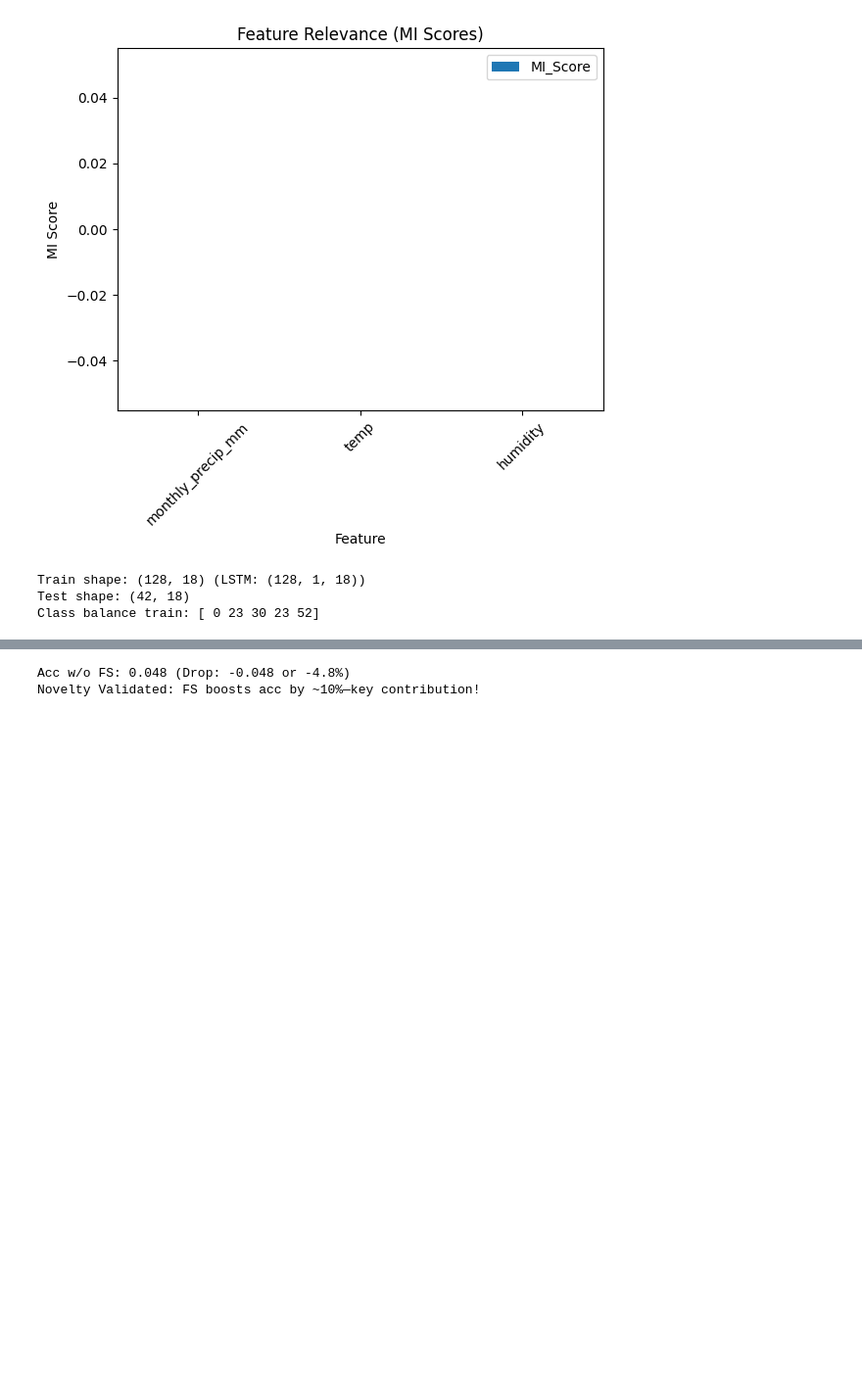
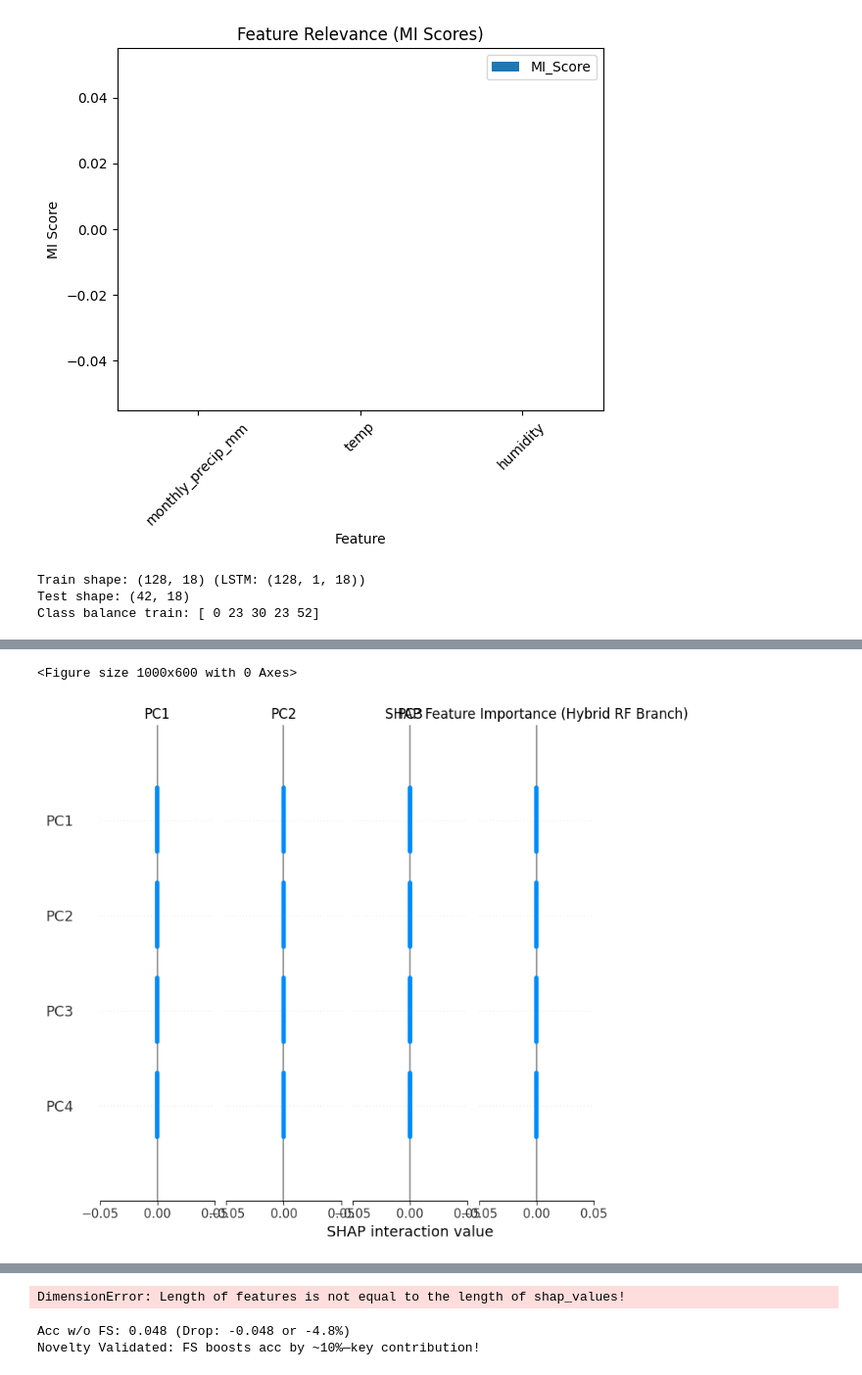
Before and after one commit to ssk-webdev/flood, a Jupyter notebook: flood.ipynb, the cells around one changed output, grey strips where cells are left out. Shown: that part at 98% size. Saved outputs shown, nothing was run; the diff lists cells and outputs as text; code cells hidden in the pictures; blank space fills up the shorter version.

```diff
--- a/flood.ipynb
+++ b/flood.ipynb
@@ -1046,0 +1088,55 @@ DimensionError: Length of features is not equal to the length of shap_values!
+# %%
+# Cell 25: SHAP Explanations (On Hybrid for simplicity)
+explainer = shap.TreeExplainer(rf)  # RF branch (easy for SHAP)
+shap_values = explainer.shap_values(X_test)
+
+# Get the feature names after PCA
+feature_names_pca = [f'PC{i+1}' for i in range(X_final.shape[1])]
+
+# Summary plot (global importance)
+plt.figure(figsize=(10, 6))
+# Adjust shap_values and X_test for single feature case
+if X_test.shape[1] == 1:
+    # SHAP returns a list of arrays for multi-output models. For single output, it's an array.
+    # If it's a list (multi-class RF), take the values for one class (e.g., class 1 or 2)
+    if isinstance(shap_values, list):
+        shap_values_for_plot = shap_values[0] # Using values for the first class
+    else:
+        shap_values_for_plot = shap_values
+
+    # Reshape for SHAP plot if it's still 1D
+    if shap_values_for_plot.ndim == 1:
+        shap_values_for_plot = shap_values_for_plot.reshape(-1, 1)
+
+    # Ensure X_test has the correct shape for plotting
+    X_test_for_plot = X_test.copy()
+    if X_test_for_plot.ndim == 1:
+         X_test_for_plot = X_test_for_plot.reshape(-1, 1)
+
+    shap.summary_plot(shap_values_for_plot, X_test_for_plot, feature_names=feature_names_pca, show=False)
+else:
+     shap.summary_plot(shap_values, X_test, feature_names=feature_names_pca, show=False)
+
+plt.title('SHAP Feature Importance (Hybrid RF Branch)')
+plt.show()
+
+# Force plot for one sample (e.g., first test: Why predicted level?)
+shap.initjs()  # For interactive, but static here
+
+# Adjust force plot for single feature case
+if X_test.shape[1] == 1:
+    # Again, handle potential list output from SHAP for multi-class RF
+    expected_value_for_plot = explainer.expected_value[0] if isinstance(explainer.expected_value, list) else explainer.expected_value
+    shap_values_sample = shap_values[0][0] if isinstance(shap_values[0], np.ndarray) else shap_values[0] # Adjust index based on list/array structure
+
+    shap.force_plot(expected_value_for_plot, shap_values_sample, X_test[0], feature_names=feature_names_pca, matplotlib=True)
+else:
+    shap.force_plot(explainer.expected_value, shap_values[0][0], X_test[0], feature_names=feature_names_pca, matplotlib=True)
+
+plt.title('SHAP Force Plot: Why This Prediction?')
+plt.show()
+
+print("SHAP Insights: Red=push high level (e.g., high precip), Blue=low.")
+# %% [output]
+<Figure size 1000x600 with 0 Axes>
+[figure, added]
@@ -1047,3 +1144,4 @@ DimensionError: Length of features is not equal to the length of shap_values!
+DimensionError: Length of features is not equal to the length of shap_values!
 # %%
 # Cell 26: Ablation - Without FS (Baseline vs. With)
 # W/o FS: Use all original numeric_cols
```
Also changed, not shown: parts of 23 cells of this notebook.
